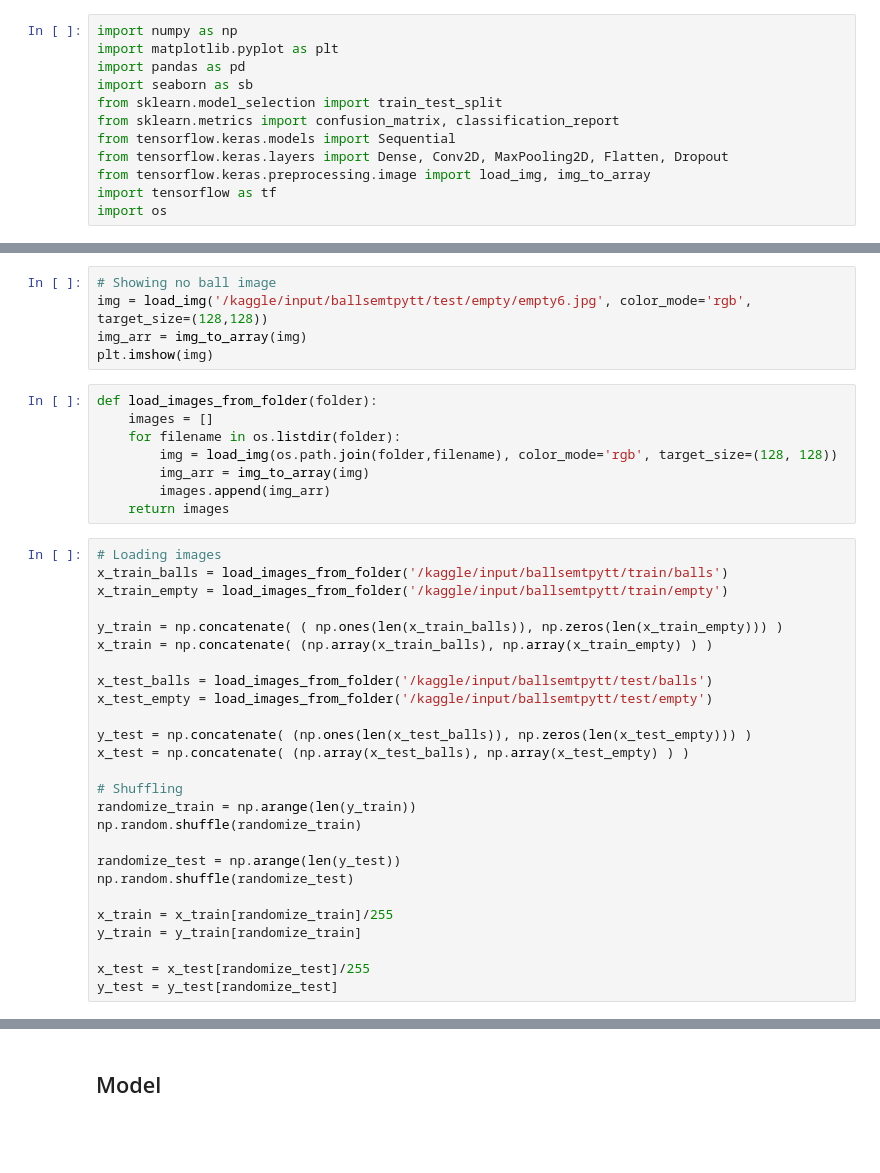
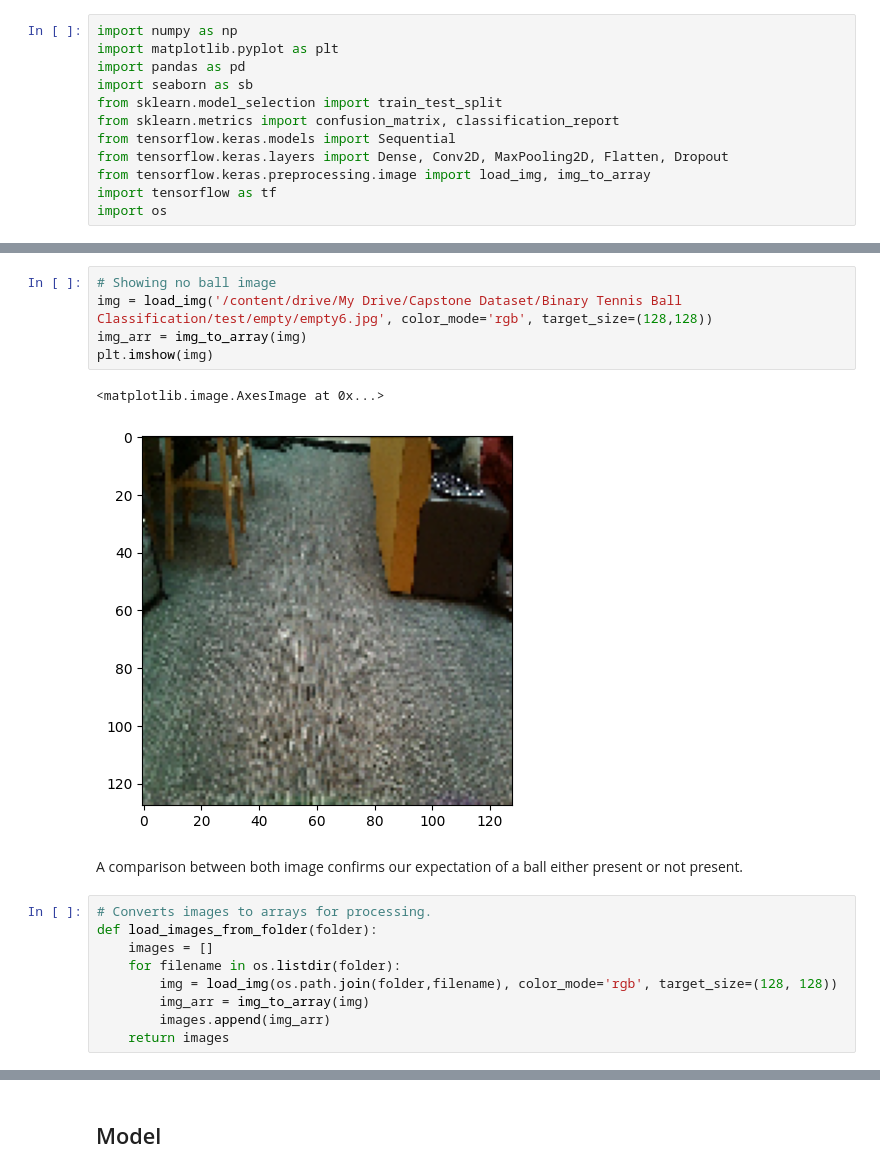
Before and after one commit to ALejandroCh17/Tennis-Ball-Robot, a Jupyter notebook: rally_rover_tennis_ball_detector.ipynb, the cells around one changed output, grey strips where cells are left out. Saved outputs shown, nothing was run; the diff lists cells and outputs as text; blank space fills up the shorter version.

```diff
--- a/rally_rover_tennis_ball_detector.ipynb
+++ b/rally_rover_tennis_ball_detector.ipynb
@@ -26,9 +34,15 @@ plt.imshow(img)
 # %%
 # Showing no ball image
-img = load_img('/kaggle/input/ballsemtpytt/test/empty/empty6.jpg', color_mode='rgb', target_size=(128,128))
+img = load_img('/content/drive/My Drive/Capstone Dataset/Binary Tennis Ball Classification/test/empty/empty6.jpg', color_mode='rgb', target_size=(128,128))
 img_arr = img_to_array(img)
 plt.imshow(img)
+# %% [output]
+<matplotlib.image.AxesImage at 0x...>
+[figure, added]
+# %% [markdown]
+A comparison between both image confirms our expectation of a ball either present or not present.
 # %%
+# Converts images to arrays for processing.
 def load_images_from_folder(folder):
     images = []
     for filename in os.listdir(folder):
@@ -36,29 +50,3 @@ def load_images_from_folder(folder):
         img_arr = img_to_array(img)
         images.append(img_arr)
     return images
-# %%
-# Loading images
-x_train_balls = load_images_from_folder('/kaggle/input/ballsemtpytt/train/balls')
-x_train_empty = load_images_from_folder('/kaggle/input/ballsemtpytt/train/empty')
-
-y_train = np.concatenate( ( np.ones(len(x_train_balls)), np.zeros(len(x_train_empty))) )
-x_train = np.concatenate( (np.array(x_train_balls), np.array(x_train_empty) ) )
-
-x_test_balls = load_images_from_folder('/kaggle/input/ballsemtpytt/test/balls')
-x_test_empty = load_images_from_folder('/kaggle/input/ballsemtpytt/test/empty')
-
-y_test = np.concatenate( (np.ones(len(x_test_balls)), np.zeros(len(x_test_empty))) )
-x_test = np.concatenate( (np.array(x_test_balls), np.array(x_test_empty) ) )
-
-# Shuffling
-randomize_train = np.arange(len(y_train))
-np.random.shuffle(randomize_train)
-
-randomize_test = np.arange(len(y_test))
-np.random.shuffle(randomize_test)
-
-x_train = x_train[randomize_train]/255
-y_train = y_train[randomize_train]
-
-x_test = x_test[randomize_test]/255
-y_test = y_test[randomize_test]
```
Also changed, not shown: parts of 15 cells of this notebook.
